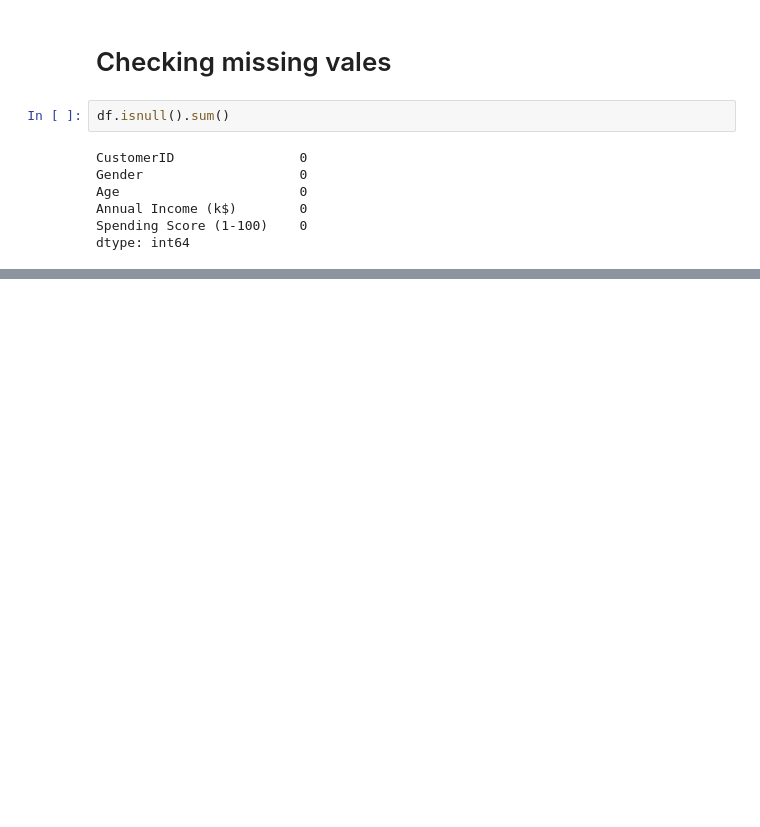
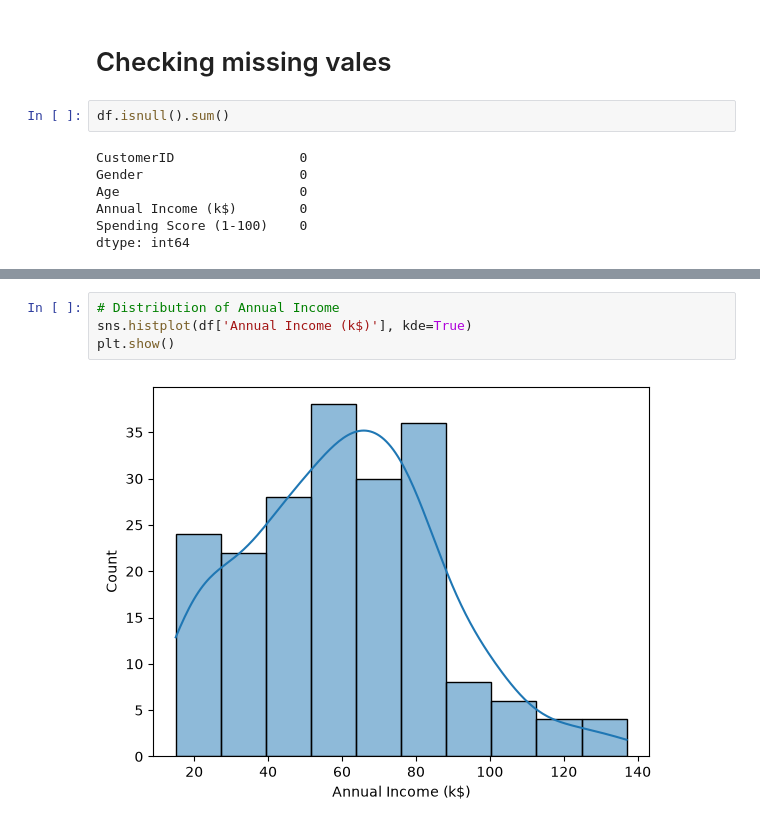
Before and after one commit to shy942/ML-exploration, a Jupyter notebook: notebooks/05_Clustering.ipynb, the cells around one changed output, grey strips where cells are left out. Drawn from its saved outputs; the diff is of its cells as text; blank space fills up the shorter version.

```diff
--- a/notebooks/05_Clustering.ipynb
+++ b/notebooks/05_Clustering.ipynb
@@ -66,0 +75,6 @@ dtype: int64
+# %%
+# Distribution of Annual Income
+sns.histplot(df['Annual Income (k$)'], kde=True)
+plt.show()
+# %% [output]
+[figure, added]
```
Also changed, not shown: parts of 14 cells of this notebook.
